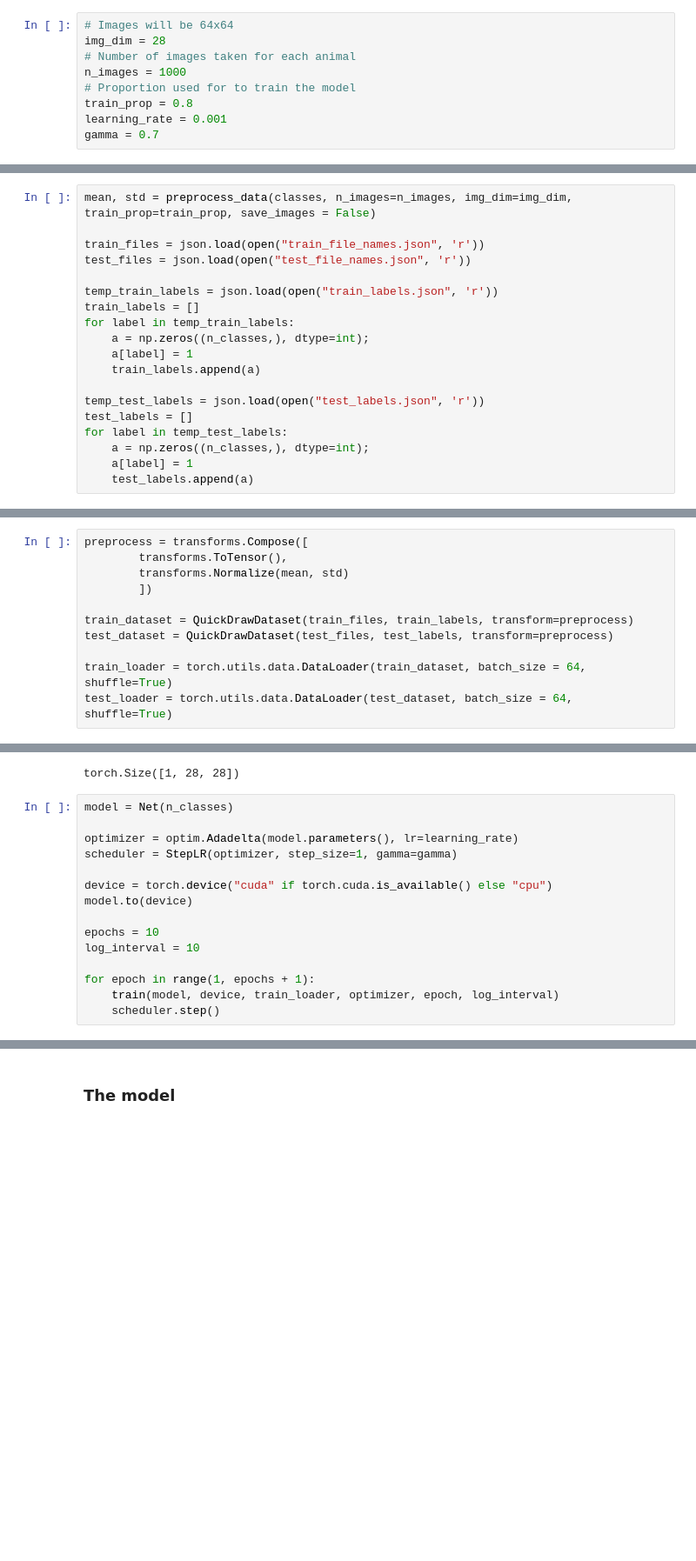
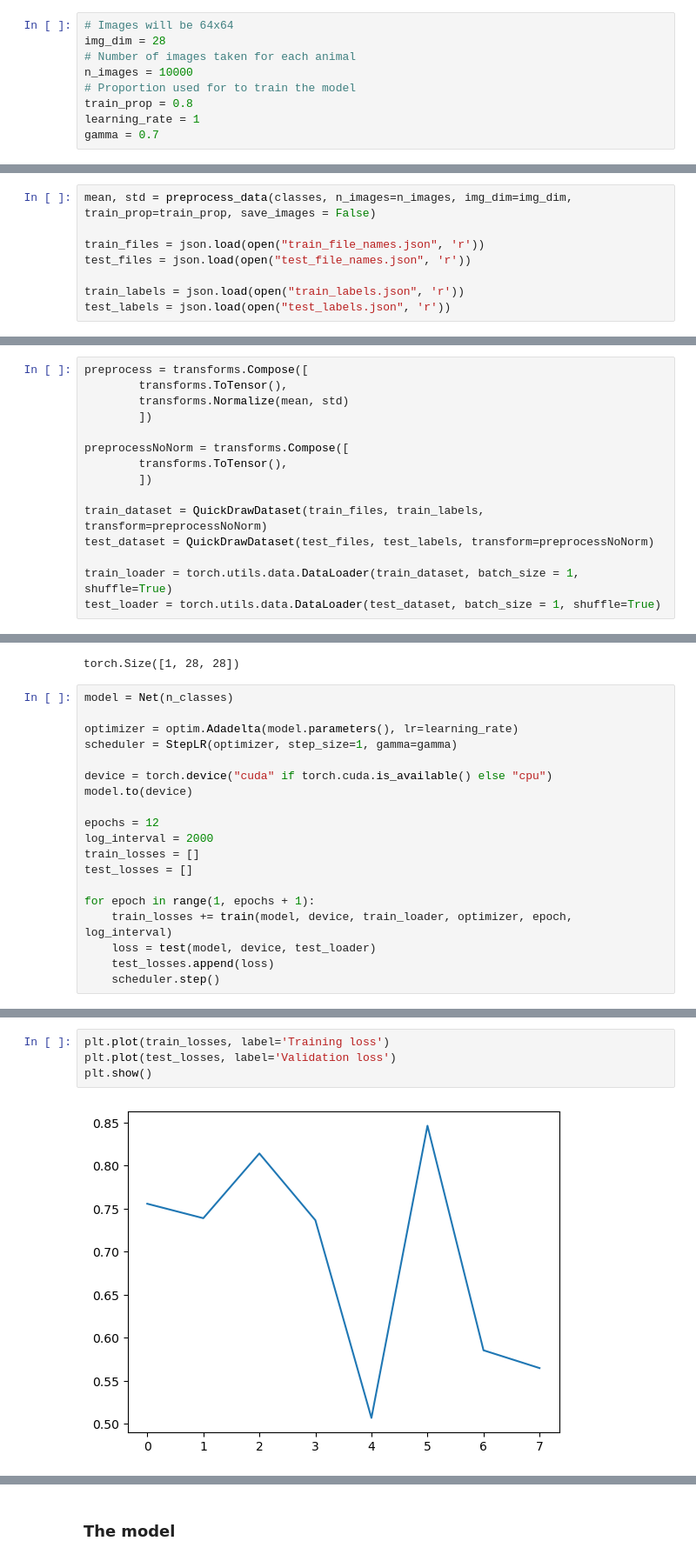
Before and after one commit to mathcoutant/classification-quickdraw-dataset, a Jupyter notebook: Classification-Quickdraw.ipynb, the cells around one changed output, grey strips where cells are left out. Shown at 87% size. Saved outputs shown, nothing was run; the diff lists cells and outputs as text; blank space fills up the shorter version.

Commit message:
It is working but not learning...

```diff
--- a/Classification-Quickdraw.ipynb
+++ b/Classification-Quickdraw.ipynb
@@ -197,10 +222,10 @@ Variables describing the data
 # Images will be 64x64
 img_dim = 28
 # Number of images taken for each animal
-n_images = 1000
+n_images = 10000
 # Proportion used for to train the model
 train_prop = 0.8
-learning_rate = 0.001
+learning_rate = 1
 gamma = 0.7
 # %% [markdown]
 Store the classes in a dictionnary with their index
@@ -223,19 +248,8 @@ mean, std = preprocess_data(classes, n_images=n_images, img_dim=img_dim, train_p
 train_files = json.load(open("train_file_names.json", 'r'))
 test_files = json.load(open("test_file_names.json", 'r'))
 
-temp_train_labels = json.load(open("train_labels.json", 'r'))
-train_labels = []
-for label in temp_train_labels:
-    a = np.zeros((n_classes,), dtype=int);
-    a[label] = 1
-    train_labels.append(a)
-
-temp_test_labels = json.load(open("test_labels.json", 'r'))
-test_labels = []
-for label in temp_test_labels:
-    a = np.zeros((n_classes,), dtype=int);
-    a[label] = 1
-    test_labels.append(a)
+train_labels = json.load(open("train_labels.json", 'r'))
+test_labels = json.load(open("test_labels.json", 'r'))
 # %% [output]
 Loading axe data
 Loading bicycle data
@@ -247,11 +261,15 @@ preprocess = transforms.Compose([
         transforms.Normalize(mean, std)
         ])
 
-train_dataset = QuickDrawDataset(train_files, train_labels, transform=preprocess)
-test_dataset = QuickDrawDataset(test_files, test_labels, transform=preprocess)
+preprocessNoNorm = transforms.Compose([
+        transforms.ToTensor(),
+        ])
 
-train_loader = torch.utils.data.DataLoader(train_dataset, batch_size = 64, shuffle=True)
-test_loader = torch.utils.data.DataLoader(test_dataset, batch_size = 64, shuffle=True)
+train_dataset = QuickDrawDataset(train_files, train_labels, transform=preprocessNoNorm)
+test_dataset = QuickDrawDataset(test_files, test_labels, transform=preprocessNoNorm)
+
+train_loader = torch.utils.data.DataLoader(train_dataset, batch_size = 1, shuffle=True)
+test_loader = torch.utils.data.DataLoader(test_dataset, batch_size = 1, shuffle=True)
 # %%
 image = Image.open("images/axe/axe_0.png")
 image = preprocess(image)
@@ -267,10 +285,14 @@ scheduler = StepLR(optimizer, step_size=1, gamma=gamma)
 device = torch.device("cuda" if torch.cuda.is_available() else "cpu")
 model.to(device)
 
-epochs = 10
-log_interval = 10
+epochs = 12
+log_interval = 2000
+train_losses = []
+test_losses = []
 
 for epoch in range(1, epochs + 1):
-    train(model, device, train_loader, optimizer, epoch, log_interval)
+    train_losses += train(model, device, train_loader, optimizer, epoch, log_interval)
+    loss = test(model, device, test_loader)
+    test_losses.append(loss)
     scheduler.step()
 # %% [output]
@@ -277,0 +317,6 @@ RuntimeError: mat1 and mat2 shapes cannot be multiplied (1x25600 and 400x128)
+# %%
+plt.plot(train_losses, label='Training loss')
+plt.plot(test_losses, label='Validation loss')
+plt.show()
+# %% [output]
+[figure, added]
```
Also changed, not shown: parts of 7 cells of this notebook.
